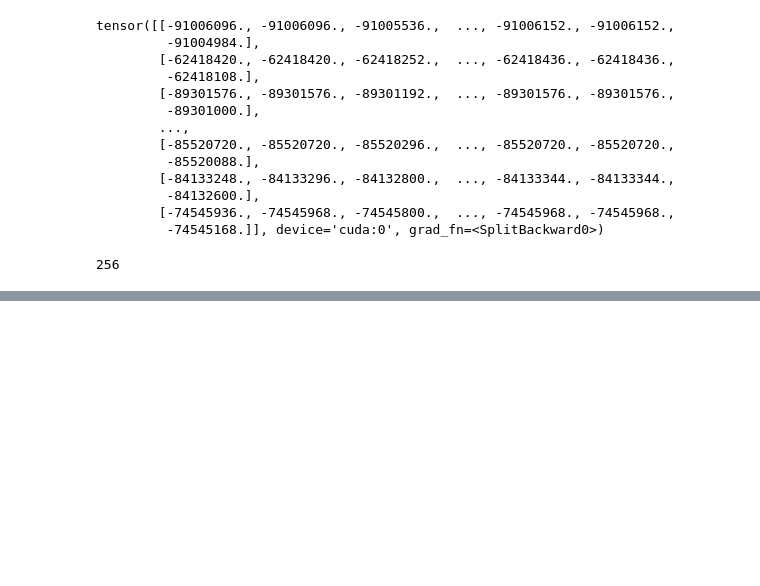
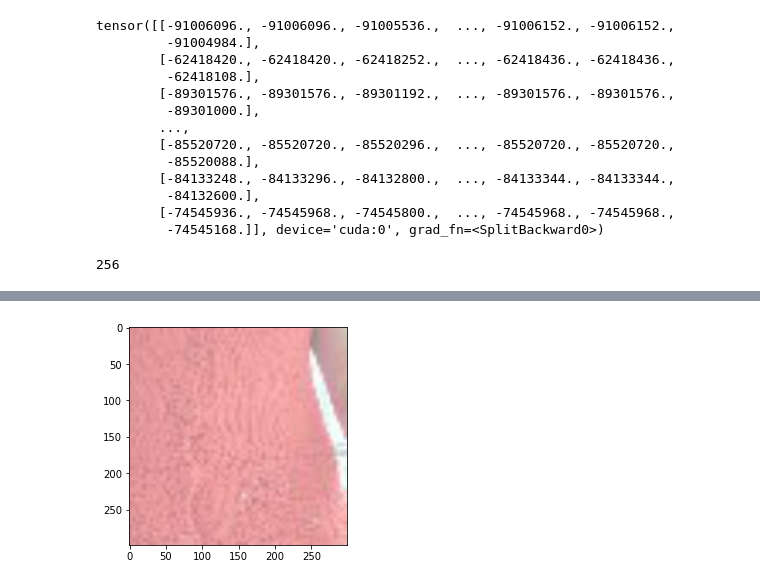
Before and after one commit to g-peery/stability-training, a Jupyter notebook: Model.ipynb, the cells around one changed output, grey strips where cells are left out. Drawn from its saved outputs; the diff is of its cells as text; code cells hidden in the pictures; blank space fills up the shorter version.

```diff
--- a/Model.ipynb
+++ b/Model.ipynb
@@ -207,0 +246,4 @@ len(out)
+# %%
+matplotlib_imshow(imgs[16].cpu())
+# %% [output]
+[figure, added]
```
Also changed, not shown: parts of 7 cells of this notebook.
